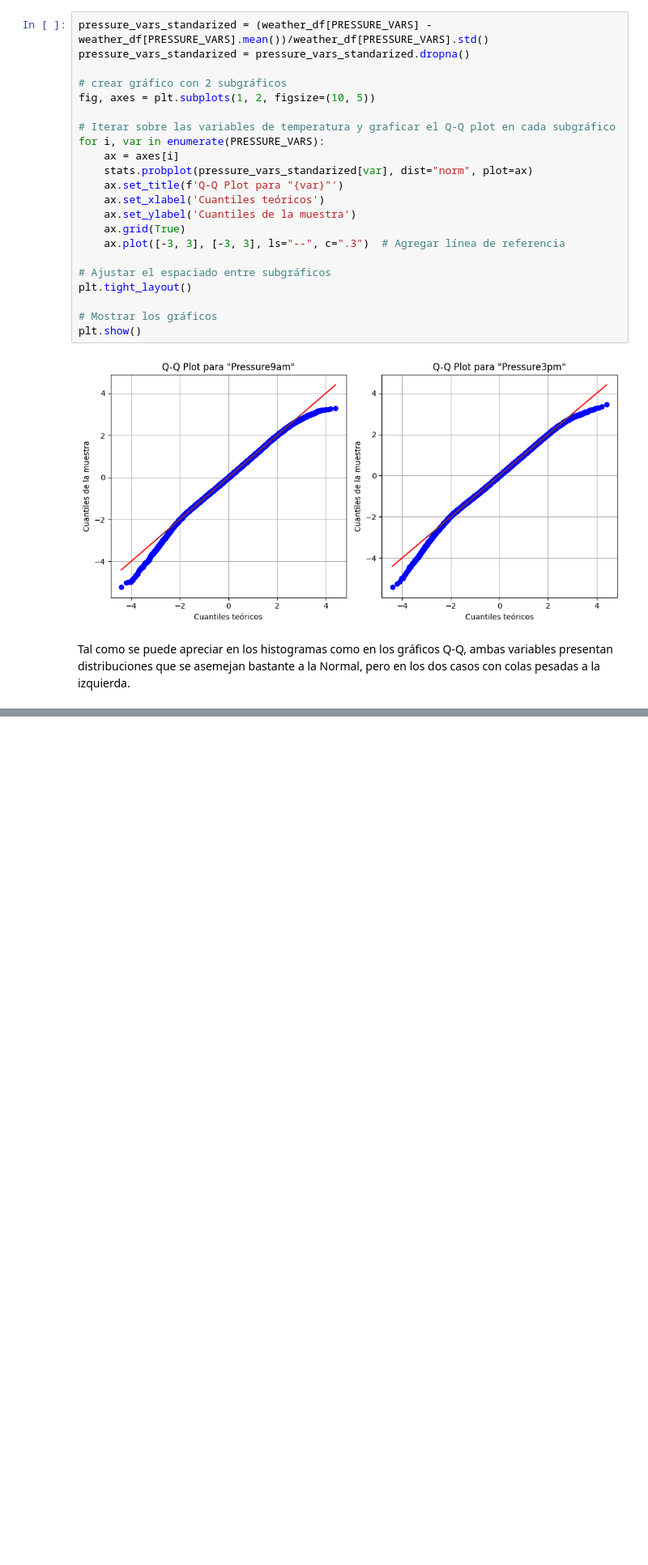
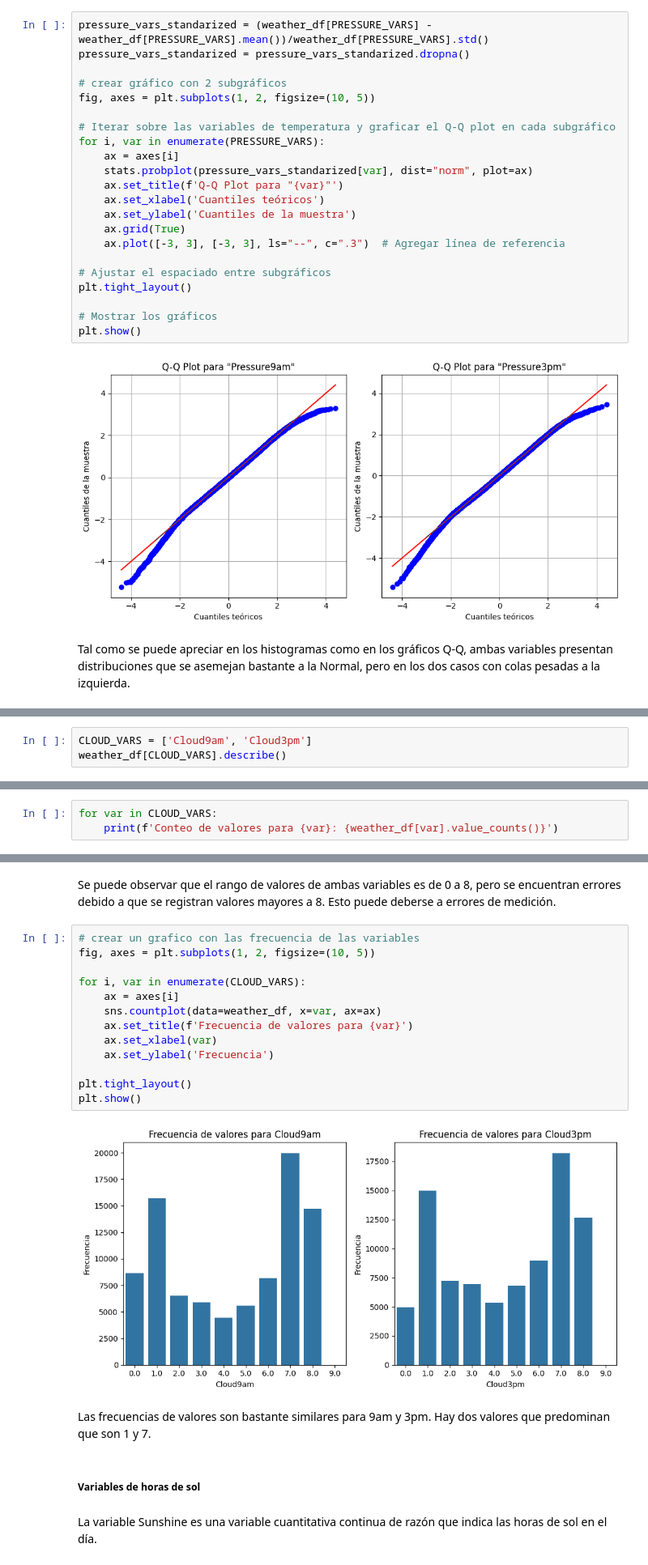
Before and after one commit to diegosarina-ceia/AMq1, a Jupyter notebook: TP_Final_AD_WeatherAustralia.ipynb, the cells around one changed output, grey strips where cells are left out. Shown: that part at 81% size. Drawn from its saved outputs; the diff is of its cells as text; blank space fills up the shorter version.

```diff
--- a/TP_Final_AD_WeatherAustralia.ipynb
+++ b/TP_Final_AD_WeatherAustralia.ipynb
@@ -496,0 +493,3 @@ Se observa una distribución oblicua con una cola más pesada hacia la derecha.
+# %%
+CLOUD_VARS = ['Cloud9am', 'Cloud3pm']
+weather_df[CLOUD_VARS].describe()
@@ -496,0 +506,3 @@ Se observa una distribución oblicua con una cola más pesada hacia la derecha.
+# %%
+for var in CLOUD_VARS:
+    print(f'Conteo de valores para {var}: {weather_df[var].value_counts()}')
@@ -496,0 +527,23 @@ Se observa una distribución oblicua con una cola más pesada hacia la derecha.
+# %% [markdown]
+Se puede observar que el rango de valores de ambas variables es de 0 a 8, pero se encuentran errores debido a que se registran valores mayores a 8. Esto puede deberse a errores de medición.
+# %%
+# crear un grafico con las frecuencia de las variables
+fig, axes = plt.subplots(1, 2, figsize=(10, 5))
+
+for i, var in enumerate(CLOUD_VARS):
+    ax = axes[i]
+    sns.countplot(data=weather_df, x=var, ax=ax)
+    ax.set_title(f'Frecuencia de valores para {var}')
+    ax.set_xlabel(var)
+    ax.set_ylabel('Frecuencia')
+
+plt.tight_layout()
+plt.show()
+# %% [output]
+[figure, added]
+# %% [markdown]
+Las frecuencias de valores son bastante similares para 9am y 3pm. Hay dos valores que predominan que son 1 y 7.
+# %% [markdown]
+##### Variables de horas de sol
+# %% [markdown]
+La variable Sunshine es una variable cuantitativa continua de razón que indica las horas de sol en el día.
```
Also changed, not shown: parts of 105 cells of this notebook.
